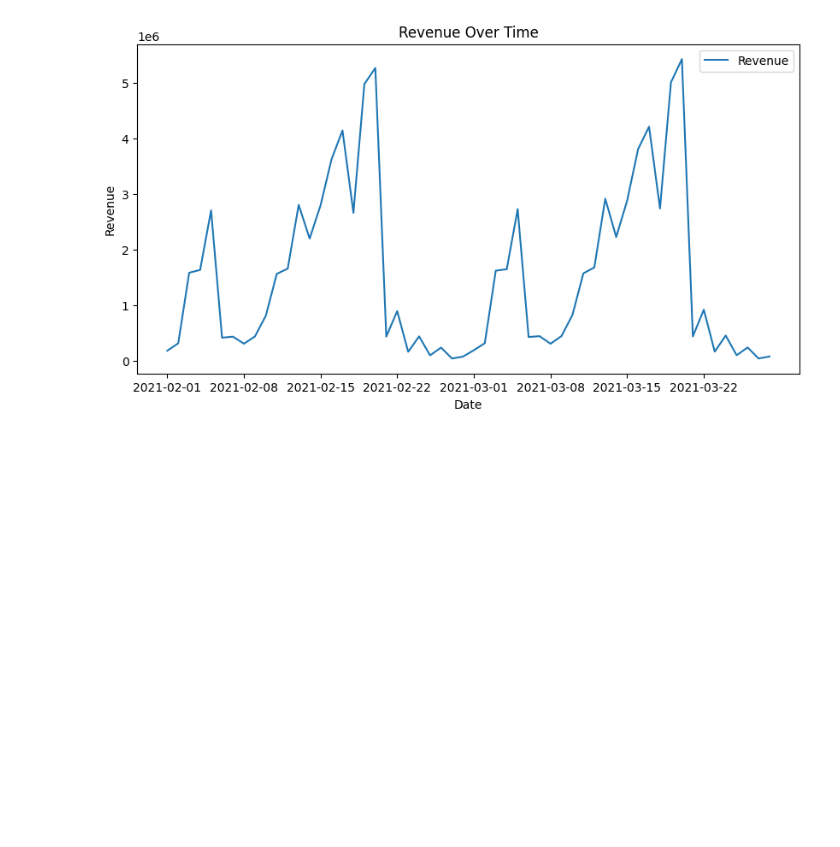
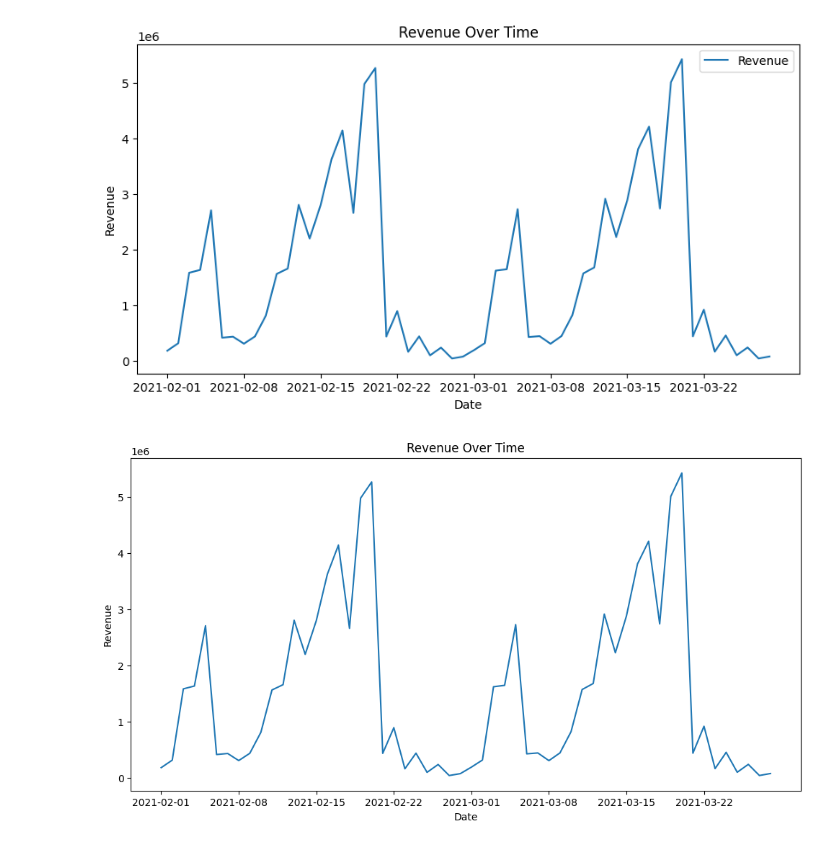
Before and after one commit to Mariejlo/Tableau_media_case_study, a Jupyter notebook: G_case_study_analysis.ipynb, the cells around one changed output. Saved outputs shown, nothing was run; the diff lists cells and outputs as text; code cells hidden in the pictures; blank space fills up the shorter version.

```diff
--- a/G_case_study_analysis.ipynb
+++ b/G_case_study_analysis.ipynb
@@ -288,3 +288,25 @@ plt.legend()
 plt.show()
 # %% [output]
 [figure]
+# %%
+#text what looks better
+# Ensure 'date' is in datetime format
+data['date'] = pd.to_datetime(data['date'])
+
+# Group by date and aggregate
+trends = data.groupby('date').agg({
+    'impressions': 'sum',
+    'clicks': 'sum',
+    'revenue': 'sum',
+    'mark_spent': 'sum'
+}).reset_index()
+
+# Plot Revenue Over Time
+plt.figure(figsize=(12, 6))
+sns.lineplot(data=trends, x='date', y='revenue')
+plt.title("Revenue Over Time")
+plt.xlabel("Date")
+plt.ylabel("Revenue")
+plt.show()
+# %% [output]
+[figure, added]
```
Also changed, not shown: parts of 2 cells of this notebook.
